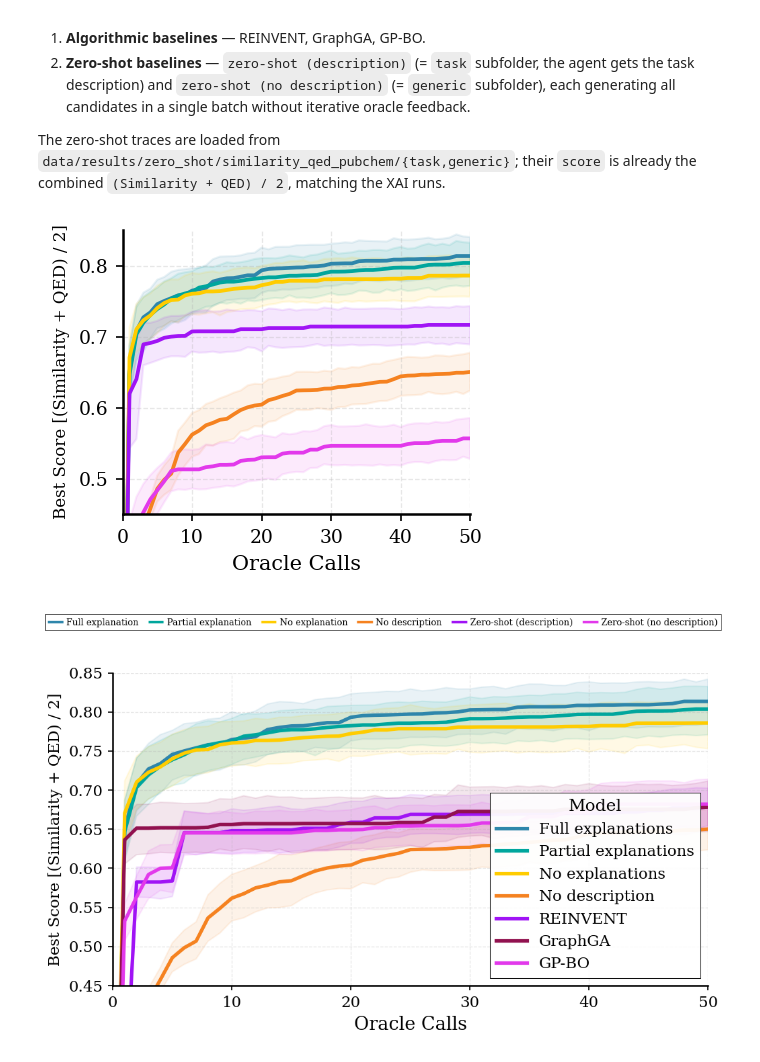
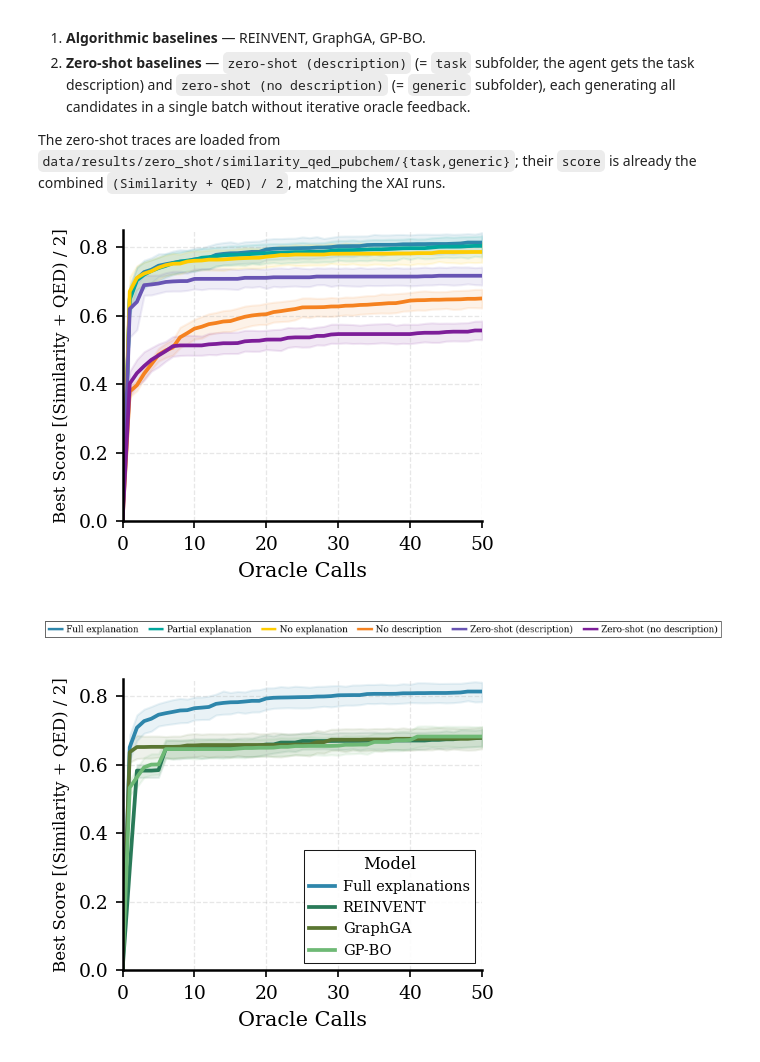
Before and after one commit to FabianKruger/molecule-optimization-agent, a Jupyter notebook: analysis/paper/xai_vs_no_xai_random_molecules_extended.ipynb, the cells around one changed output. Cells and saved outputs as stored; diff of their text form; code cells hidden in the pictures.

```diff
--- a/analysis/paper/xai_vs_no_xai_random_molecules_extended.ipynb
+++ b/analysis/paper/xai_vs_no_xai_random_molecules_extended.ipynb
@@ -396,11 +390,11 @@ zs_plot_colors = {
     'Claude Opus 4.5 (Partial XAI)': '#00a69d',
     'Claude Opus 4.5 (No XAI)': '#ffcc00',
     'Claude Opus 4.5 (No XAI, no description)': '#f58220',
-    'REINVENT': '#A014F5',
-    'GraphGA': "#91114F",
-    'GP-BO': "#E239EB",
-    'Zero-shot (description)': '#A014F5',
-    'Zero-shot (no description)': "#E239EB",
+    'REINVENT': '#297a58',
+    'GraphGA': "#5a7632",
+    'GP-BO': "#6eb975",
+    'Zero-shot (description)': '#6854B3',
+    'Zero-shot (no description)': "#7D1E99",
 }
 zs_legend_labels = {
     'Claude Opus 4.5 (Full XAI)': 'Full explanations',
@@ -456,7 +450,7 @@ def plot_best_so_far_sim(source_df, model_order, save_path, *,
     # Long y-label: 2 pt smaller so it fits the compact single-column figure
     ax.set_ylabel("Best Score [(Similarity + QED) / 2]", fontsize=label_fontsize - 2, fontweight='normal')
     ax.set_xlim(0, 50)
-    ax.set_ylim(0.45, 0.85)
+    ax.set_ylim(0, 0.85)
     ax.tick_params(labelsize=tick_fontsize)
     ax.grid(True, alpha=0.3, linestyle='--', linewidth=0.6)
     ax.spines['top'].set_visible(False)
@@ -467,8 +461,10 @@ def plot_best_so_far_sim(source_df, model_order, save_path, *,
         new_labels = [zs_legend_labels.get(label, label) for label in labels]
         legend = ax.legend(
             handles, new_labels, title='Model', frameon=True,
-            fancybox=False, shadow=False, framealpha=0.95,
-            edgecolor='black', loc='lower right',
+            fancybox=False, shadow=False, framealpha=0.9,
+            edgecolor='black', loc='lower right', fontsize=7,
+            title_fontsize=8, handlelength=1.8, handletextpad=0.5,
+            borderpad=0.35
         )
         legend.get_frame().set_linewidth(0.5)
     elif ax.get_legend() is not None:
@@ -500,34 +496,36 @@ def generate_shared_legend(save_path, linewidth=2.5):
         edgecolor='black', handlelength=1.5, handletextpad=0.5,
         columnspacing=1.2, fontsize=9,
     )
     legend.get_frame().set_linewidth(0.5)
     fig.savefig(save_path, format='pdf', bbox_inches='tight', dpi=300, pad_inches=0.05)
     plt.show()
 
 
 # Single-column paper: the two zero-shot subfigures sit side by side (~0.49\linewidth each),
 # so they are saved compact and legend-less; the shared legend goes on top in LaTeX.
 COMPACT_KWARGS = dict(show_legend=False, figsize=(3.3, 2.7),
                       label_fontsize=10, tick_fontsize=9, linewidth=1.8)
 
 # Zero-shot baselines (legend-less, publication-sized)
 plot_best_so_far_sim(
     df_combined,
     XAI_MODELS + ['Zero-shot (description)', 'Zero-shot (no description)'],
     './figures/xai_vs_no_xai_random_molecules_extended_zeroshot.pdf',
     **COMPACT_KWARGS,
 )
 
 # Shared horizontal legend (4 explanation conditions + 2 zero-shot baselines)
 generate_shared_legend('./figures/xai_vs_no_xai_zeroshot_legend.pdf')
 
 # Algorithmic baselines (kept with legend; for the appendix)
 plot_best_so_far_sim(
     df_combined,
-    XAI_MODELS + ['REINVENT', 'GraphGA', 'GP-BO'],
+    ['Claude Opus 4.5 (Full XAI)', 'REINVENT', 'GraphGA', 'GP-BO'],
     './figures/xai_vs_no_xai_random_molecules_extended_baselines.pdf',
+    **dict(show_legend=True, figsize=(3.3, 2.7),
+                      label_fontsize=10, tick_fontsize=9, linewidth=1.8),
 )
 # %% [output]
-[figure, old version]
+[figure, new version]
-[figure, old version]
+[figure, new version]
-[figure, old version]
+[figure, new version]
```
Also changed, not shown: parts of 1 cell of this notebook, 1 other file.
